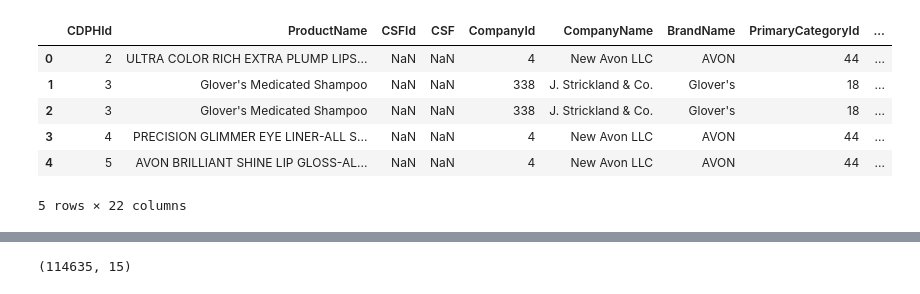
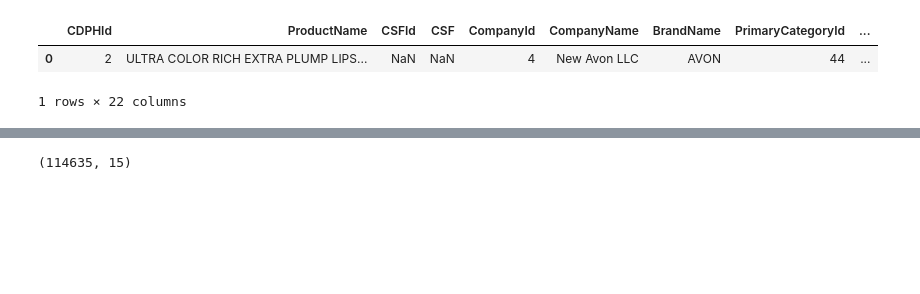
Before and after one commit to Nova8F/Project_1.0, a Jupyter notebook: DM_Project1_Group1_EDA.ipynb, the cells around one changed output, grey strips where cells are left out. Drawn from its saved outputs; the diff is of its cells as text; code cells hidden in the pictures; blank space fills up the shorter version.

```diff
--- a/DM_Project1_Group1_EDA.ipynb
+++ b/DM_Project1_Group1_EDA.ipynb
@@ -9,16 +9,12 @@ warnings.filterwarnings("ignore")
 # %%
 # Read in the data set
 input_data = "Resources/cosmetics_data.csv"
 cosmetics_df = pd.read_csv(input_data, low_memory=False)
-cosmetics_df.head()
+cosmetics_df.head(1)
 # %% [output]
 |  | CDPHId | ProductName | CSFId | CSF | CompanyId | CompanyName | BrandName | PrimaryCategoryId | ... |
 | 0 | 2 | ULTRA COLOR RICH EXTRA PLUMP LIPS... | NaN | NaN | 4 | New Avon LLC | AVON | 44 | ... |
-| 1 | 3 | Glover's Medicated Shampoo | NaN | NaN | 338 | J. Strickland & Co. | Glover's | 18 | ... |
-| 2 | 3 | Glover's Medicated Shampoo | NaN | NaN | 338 | J. Strickland & Co. | Glover's | 18 | ... |
-| 3 | 4 | PRECISION GLIMMER EYE LINER-ALL S... | NaN | NaN | 4 | New Avon LLC | AVON | 44 | ... |
-| 4 | 5 | AVON BRILLIANT SHINE LIP GLOSS-AL... | NaN | NaN | 4 | New Avon LLC | AVON | 44 | ... |
-5 rows × 22 columns
+1 rows × 22 columns
 # %%
 # Remove unnecessary columns
 columns_to_drop = ["CDPHId", "CSFId", "CompanyId", "PrimaryCategoryId", "SubCategoryId", "CasId", "ChemicalId"]
```
Also changed, not shown: parts of 31 cells of this notebook.
